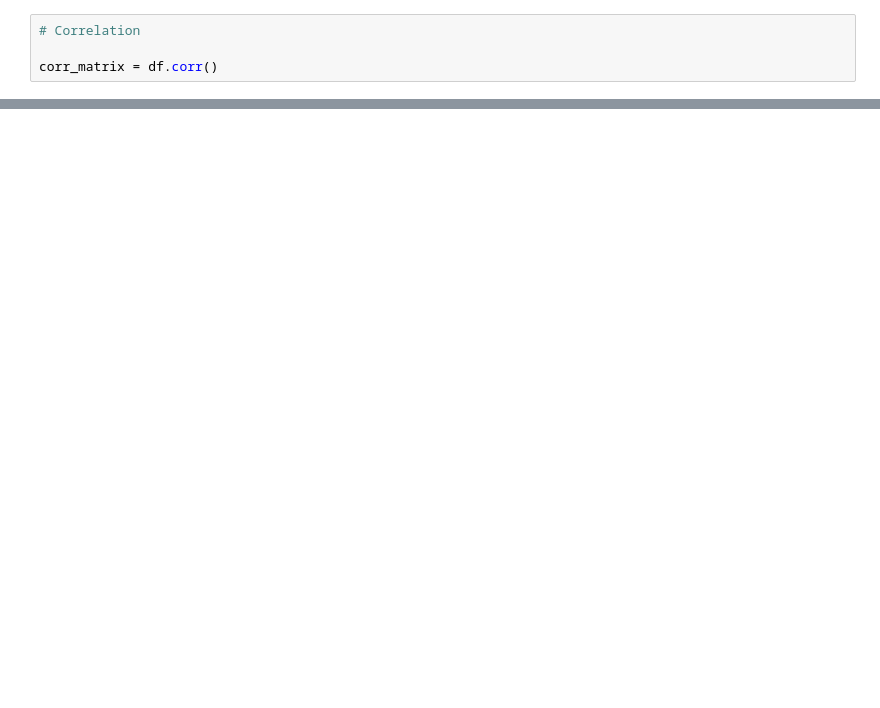
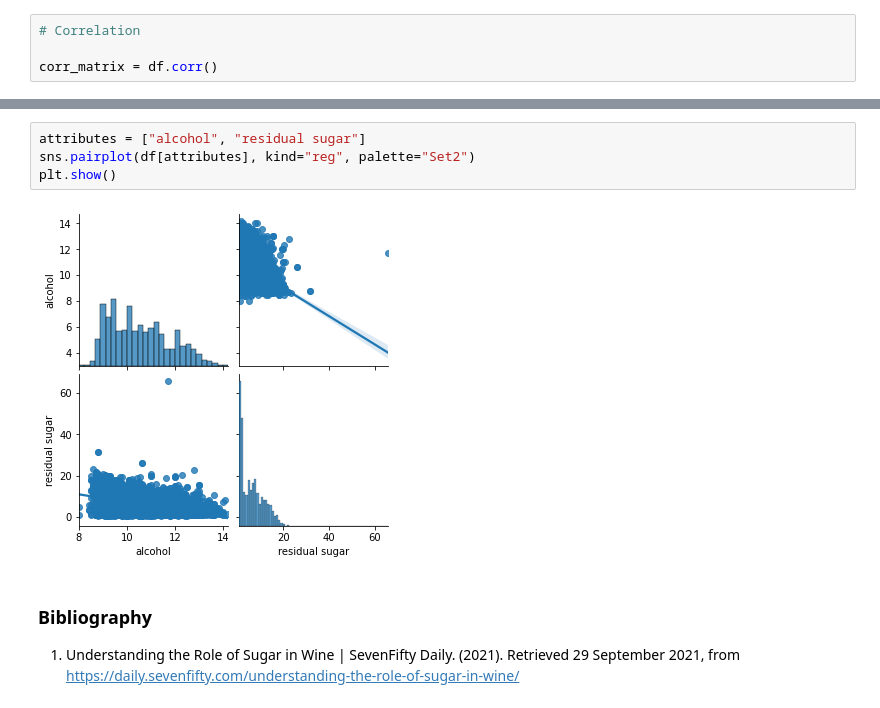
Before and after one commit to shaarick/F21DL, a Jupyter notebook: CW Wine Quality.ipynb, the cells around one changed output, grey strips where cells are left out. Saved outputs shown, nothing was run; the diff lists cells and outputs as text; blank space fills up the shorter version.

```diff
--- a/CW Wine Quality.ipynb
+++ b/CW Wine Quality.ipynb
@@ -178,0 +213,10 @@ plt.axis([0, 50, 0.96, 1.05])
+# %%
+attributes = ["alcohol", "residual sugar"]
+sns.pairplot(df[attributes], kind="reg", palette="Set2")
+plt.show()
+# %% [output]
+[figure, added]
+# %% [markdown]
+### Bibliography
+
+1. Understanding the Role of Sugar in Wine | SevenFifty Daily. (2021). Retrieved 29 September 2021, from https://daily.sevenfifty.com/understanding-the-role-of-sugar-in-wine/
```
Also changed, not shown: parts of 13 cells of this notebook.
